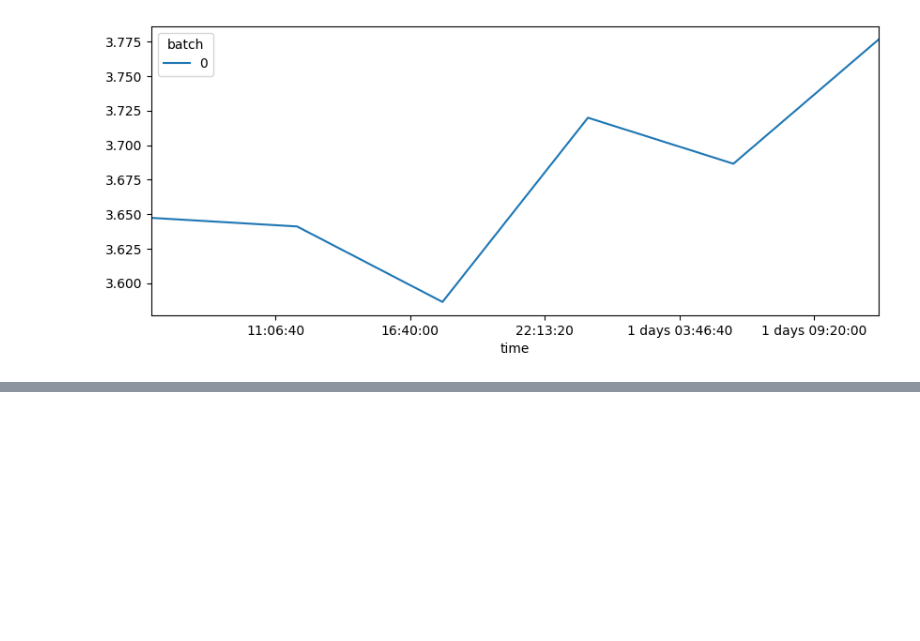
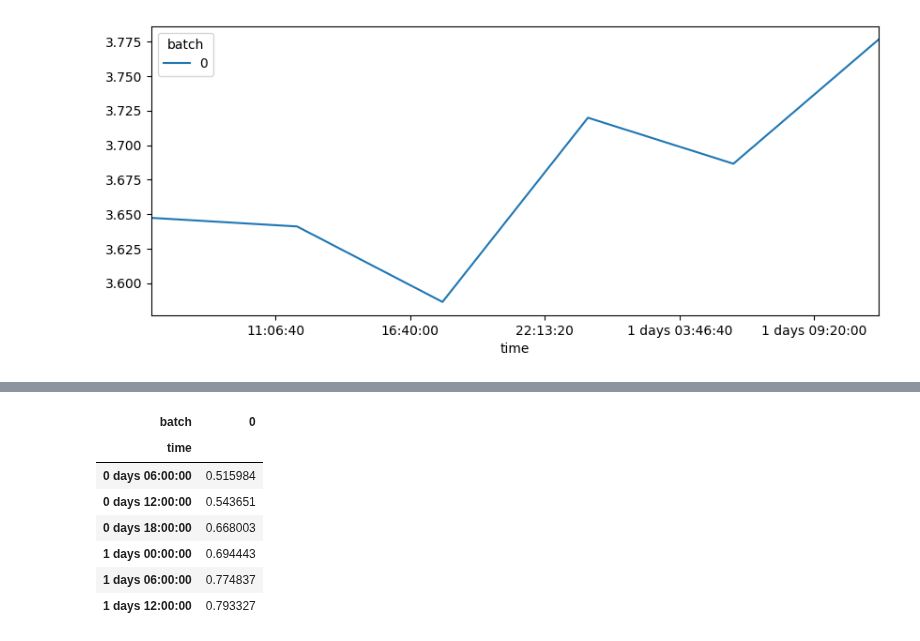
Before and after one commit to gacuervol/PhD_repo, a Jupyter notebook: metrics/RMSE.ipynb, the cells around one changed output, grey strips where cells are left out. Drawn from its saved outputs; the diff is of its cells as text; code cells hidden in the pictures; blank space fills up the shorter version.

```diff
--- a/metrics/RMSE.ipynb
+++ b/metrics/RMSE.ipynb
@@ -150,0 +200,14 @@ RMSE_T850.plot(figsize=(10, 4))
+# %%
+RMSE_T850_post = RMSE_time_level_posttrain['temperature'].sel(level=850)
+
+RMSE_T850_post = RMSE_T850_post.to_pandas()
+RMSE_T850_post
+# %% [output]
+| batch | 0 |
+| time |  |
+| 0 days 06:00:00 | 0.515984 |
+| 0 days 12:00:00 | 0.543651 |
+| 0 days 18:00:00 | 0.668003 |
+| 1 days 00:00:00 | 0.694443 |
+| 1 days 06:00:00 | 0.774837 |
+| 1 days 12:00:00 | 0.793327 |
```
Also changed, not shown: parts of 6 cells of this notebook.
